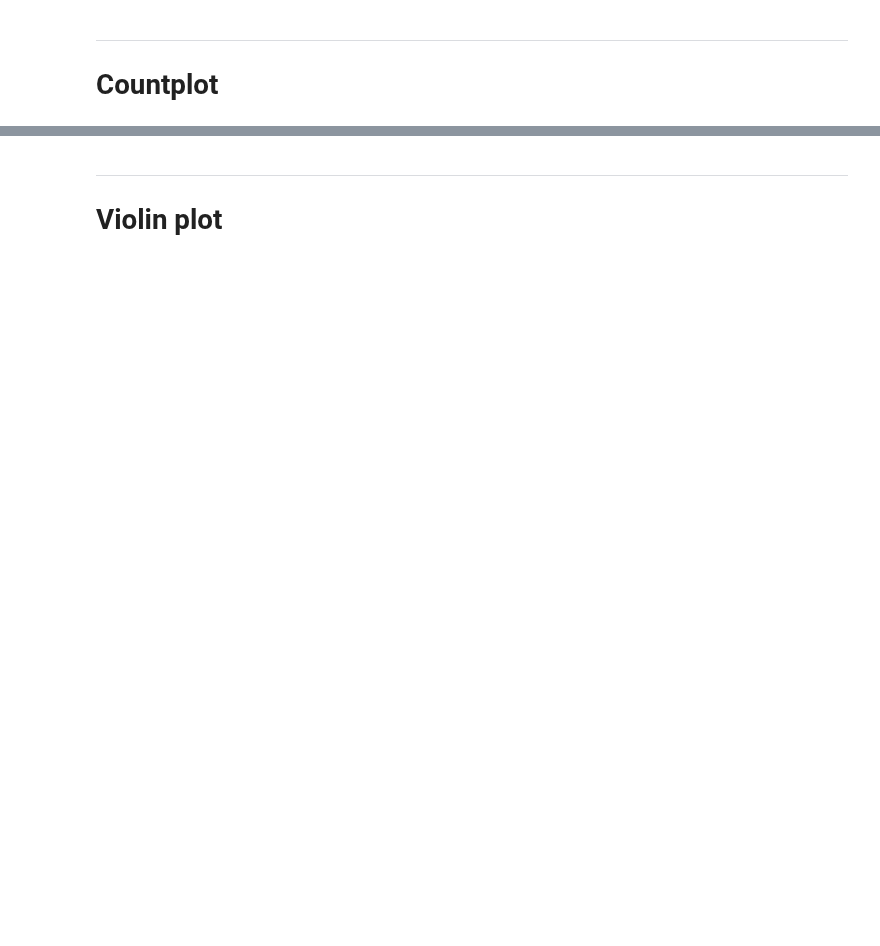
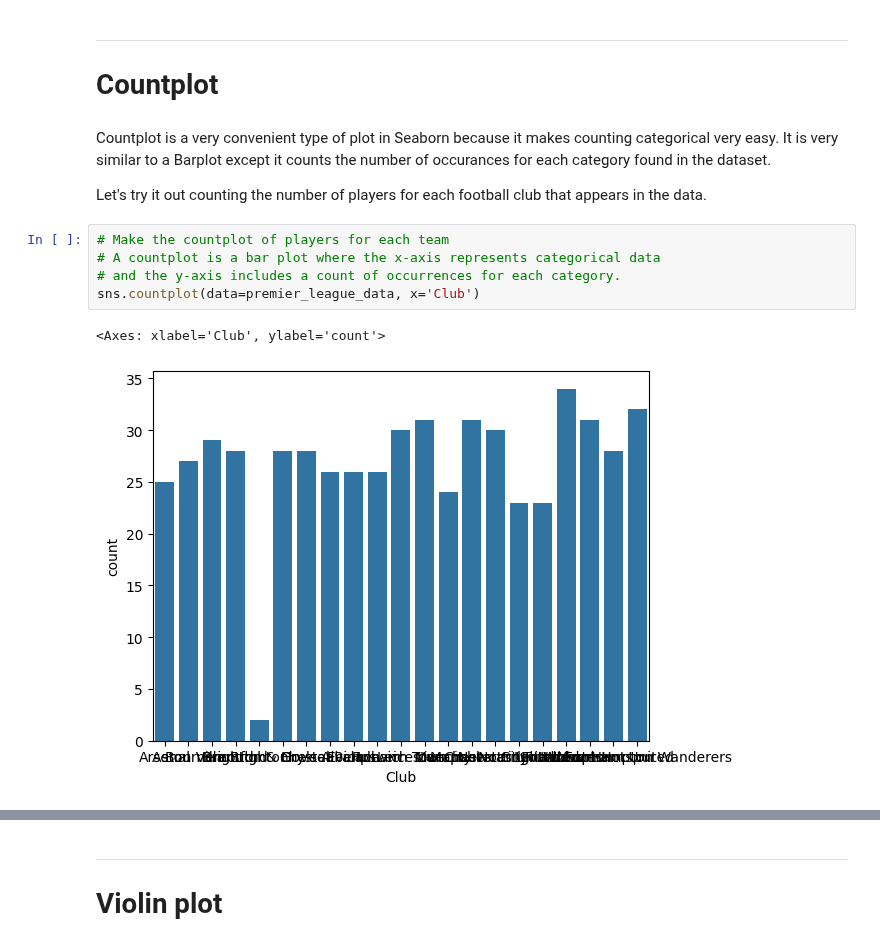
Before and after one commit to schuckers/Charlotte_SCORE_Summer25, a Jupyter notebook: Modules/Seaborn and Basic visualizations in Python Using English Premier League data by Austin Hayes/Seaborn and Basic visualizations in Python Using English Premier League data by Austin Hayes.ipynb, the cells around one changed output, grey strips where cells are left out. Cells and saved outputs as stored; diff of their text form; blank space fills up the shorter version.

Commit message:
Update Seaborn Module

```diff
--- a/Modules/Seaborn and Basic visualizations in Python Using English Premier League data by Austin Hayes/Seaborn and Basic visualizations in Python Using English Premier League data by Austin Hayes.ipynb
+++ b/Modules/Seaborn and Basic visualizations in Python Using English Premier League data by Austin Hayes/Seaborn and Basic visualizations in Python Using English Premier League data by Austin Hayes.ipynb
@@ -231,3 +267,16 @@ In this case we can say the following: "According to the Histogram, the distribu
 ---
 
 # Countplot
+# %% [markdown]
+Countplot is a very convenient type of plot in Seaborn because it makes counting categorical very easy. It is very similar to a Barplot except it counts the number of occurances for each category found in the dataset.
+
+
+Let's try it out counting the number of players for each football club that appears in the data.
+# %%
+# Make the countplot of players for each team
+# A countplot is a bar plot where the x-axis represents categorical data
+# and the y-axis includes a count of occurrences for each category.
+sns.countplot(data=premier_league_data, x='Club')
+# %% [output]
+<Axes: xlabel='Club', ylabel='count'>
+[figure, added]
```
Also changed, not shown: parts of 15 cells of this notebook.
